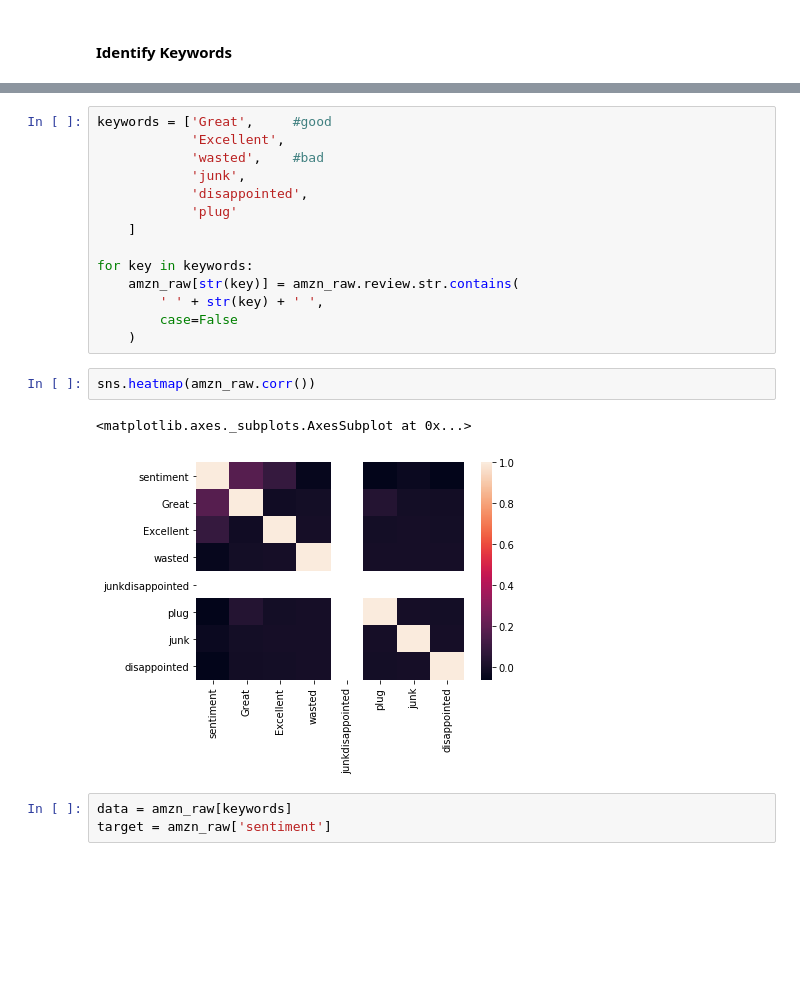
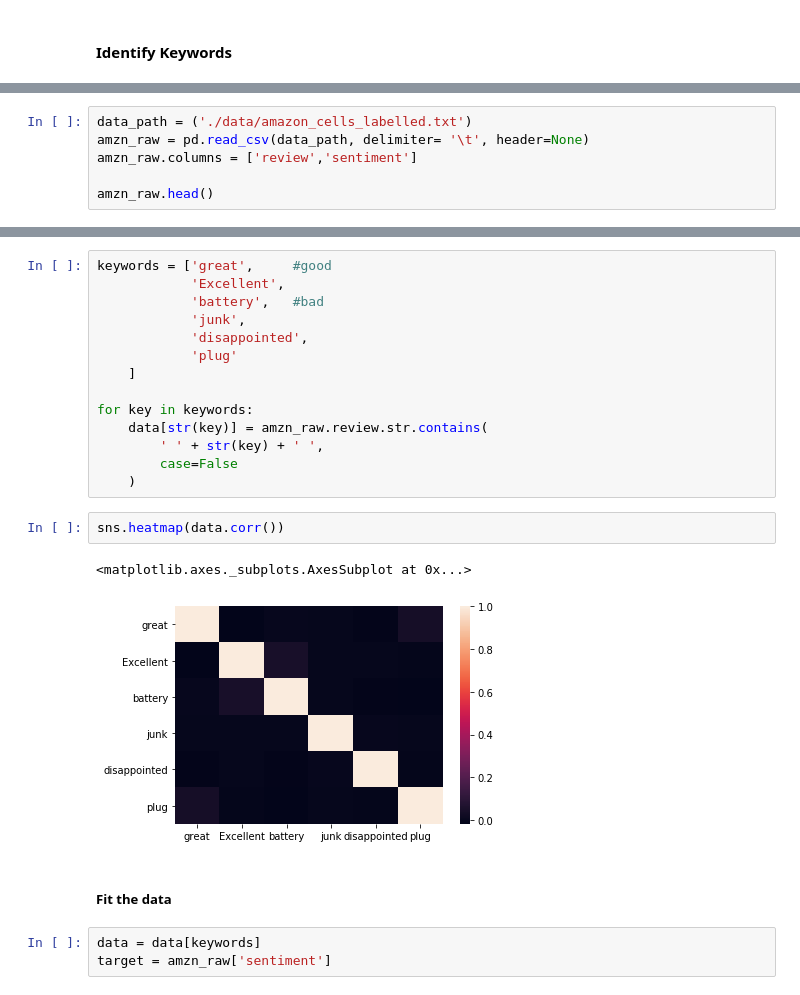
Before and after one commit to cullinap/thinkful, a Jupyter notebook: sentiment_analysis.ipynb, the cells around one changed output, grey strips where cells are left out. Drawn from its saved outputs; the diff is of its cells as text; blank space fills up the shorter version.

Commit message:
added sentiment analysis

```diff
--- a/sentiment_analysis.ipynb
+++ b/sentiment_analysis.ipynb
@@ -145,0 +138,6 @@ bad_review
+# %%
+data_path = ('./data/amazon_cells_labelled.txt')
+amzn_raw = pd.read_csv(data_path, delimiter= '\t', header=None)
+amzn_raw.columns = ['review','sentiment']
+
+amzn_raw.head()
@@ -146,24 +151,26 @@ bad_review
 # %%
-keywords = ['Great',     #good
+keywords = ['great',     #good
             'Excellent',
-            'wasted',    #bad
+            'battery',   #bad
             'junk',
             'disappointed',
             'plug'
     ]
 
 for key in keywords:
-    amzn_raw[str(key)] = amzn_raw.review.str.contains(
+    data[str(key)] = amzn_raw.review.str.contains(
         ' ' + str(key) + ' ',
         case=False
     )
 # %%
-sns.heatmap(amzn_raw.corr())
+sns.heatmap(data.corr())
 # %% [output]
 <matplotlib.axes._subplots.AxesSubplot at 0x...>
-[figure, old version]
+[figure, new version]
+# %% [markdown]
+##### Fit the data
 # %%
-data = amzn_raw[keywords]
+data = data[keywords]
 target = amzn_raw['sentiment']
 # %%
 # Our data is binary / boolean, so we're importing the Bernoulli classifier.
```
Also changed, not shown: parts of 42 cells of this notebook, 1 other file.
